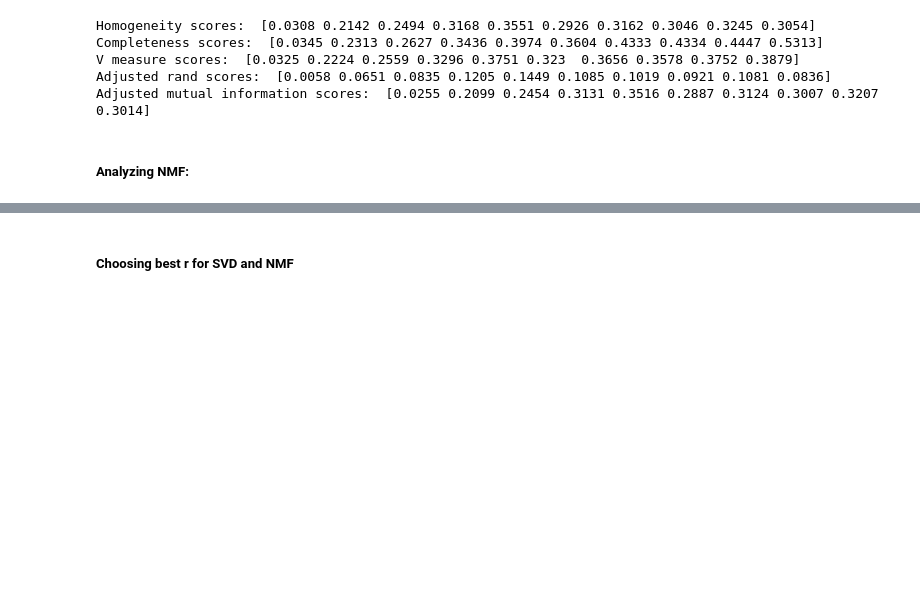
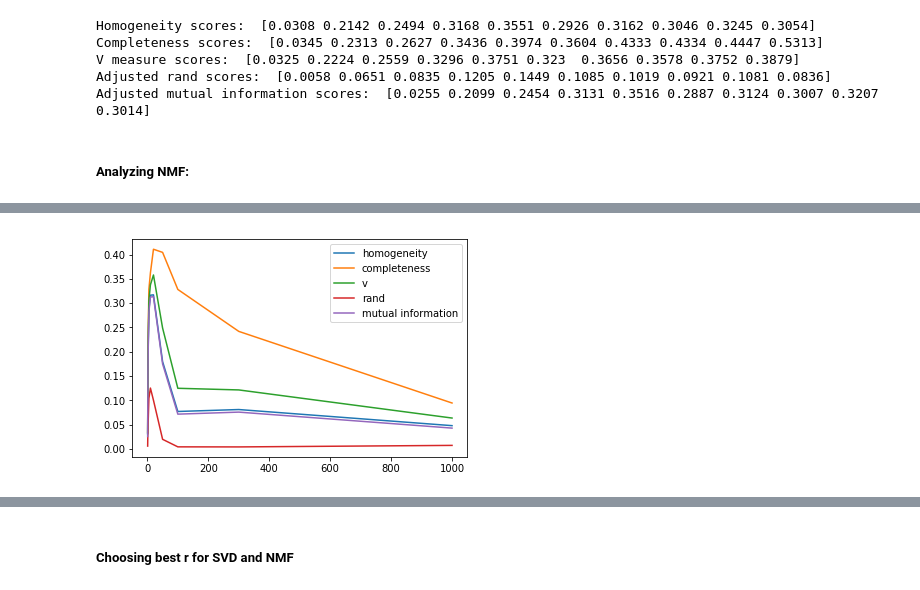
Before and after one commit to 219Winter2019adjz/Project2, a Jupyter notebook: Proj2.ipynb, the cells around one changed output, grey strips where cells are left out. Drawn from its saved outputs; the diff is of its cells as text; code cells hidden in the pictures; blank space fills up the shorter version.

```diff
--- a/Proj2.ipynb
+++ b/Proj2.ipynb
@@ -900,15 +892,17 @@ r=300: 16.56 minutes
 # %%
 # Plot metrics for nmf.
 
 plt.figure()
-plt.plot(r, nmf_homogeneity)
-plt.plot(r, nmf_completeness)
-plt.plot(r, nmf_v)
-plt.plot(r, nmf_rand)
-plt.plot(r, nmf_mutual_info)
+plt.plot(r20, nmf_homogeneity)
+plt.plot(r20, nmf_completeness)
+plt.plot(r20, nmf_v)
+plt.plot(r20, nmf_rand)
+plt.plot(r20, nmf_mutual_info)
 
 plt.legend(['homogeneity', 'completeness', 'v', 'rand', 'mutual information'])
 plt.show()
+# %% [output]
+[figure, added]
 # %%
 print('Homogeneity scores: ', np.round(nmf_homogeneity, 4))
 print('Completeness scores: ', np.round(nmf_completeness, 4))
```
Also changed, not shown: parts of 3 cells of this notebook, 1 other file.
